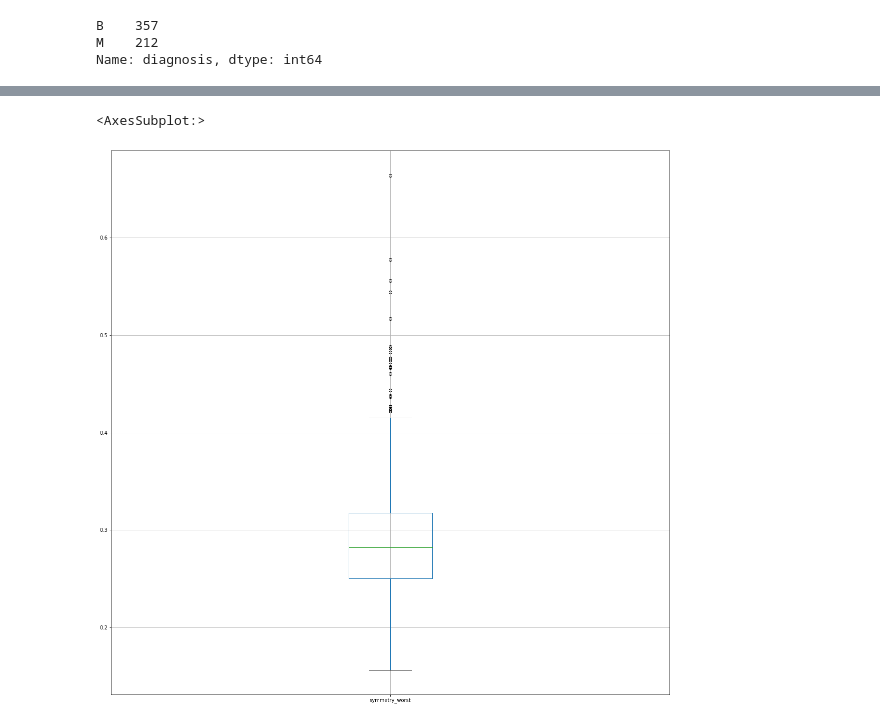
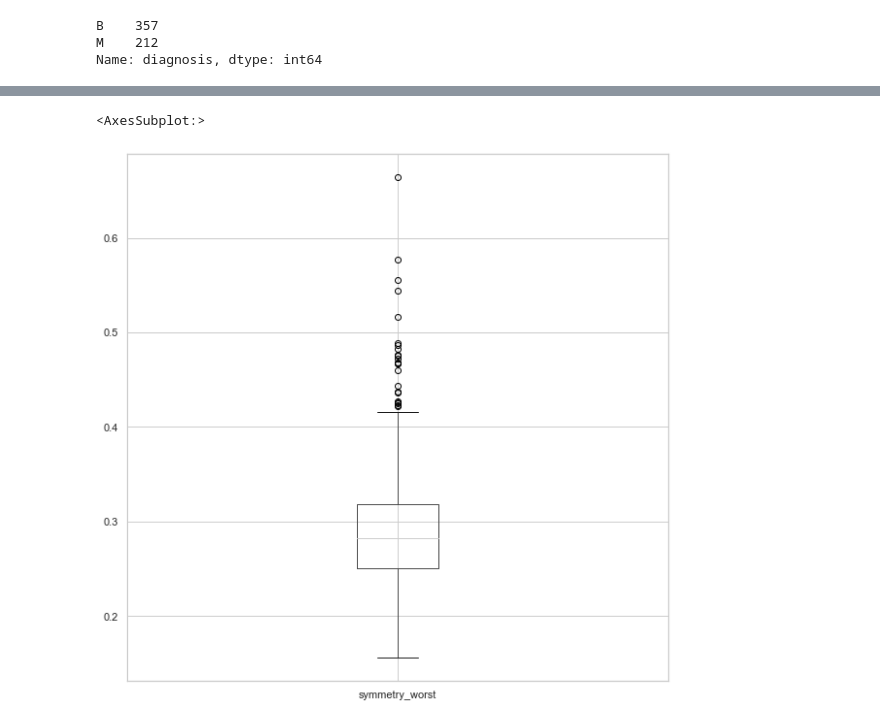
Before and after one commit to AnnaGawrysiak/Breast_cancer_ML, a Jupyter notebook: Cancer.ipynb, the cells around one changed output, grey strips where cells are left out. Drawn from its saved outputs; the diff is of its cells as text; code cells hidden in the pictures.

```diff
--- a/Cancer.ipynb
+++ b/Cancer.ipynb
@@ -141,4 +78,2 @@ high_correlated_features
-# %%
-df = df.drop(columns = high_correlated_features)
 # %%
 corr_matrix = df.corr()
@@ -174,6 +119,6 @@ df.describe()
 # %%
-plt.figure(figsize=(20, 20))
+plt.figure(figsize=(10, 10))
 df.boxplot(["symmetry_worst"])
 # %% [output]
 <AxesSubplot:>
-[figure, old version]
+[figure, new version]
```
Also changed, not shown: parts of 64 cells of this notebook.
